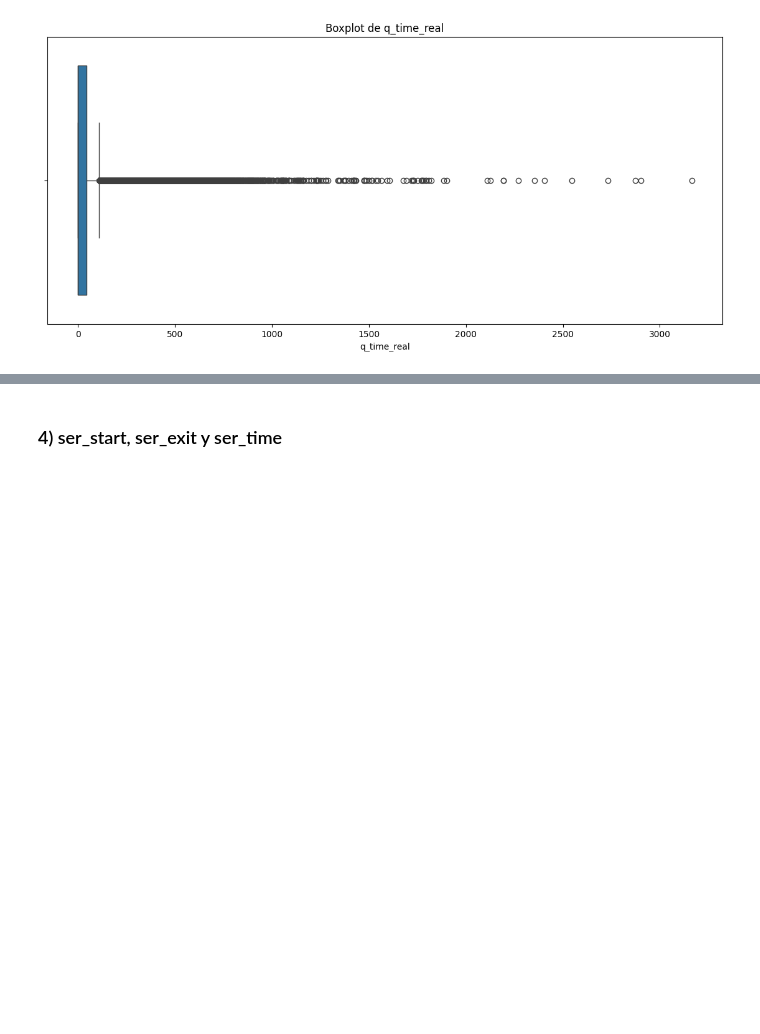
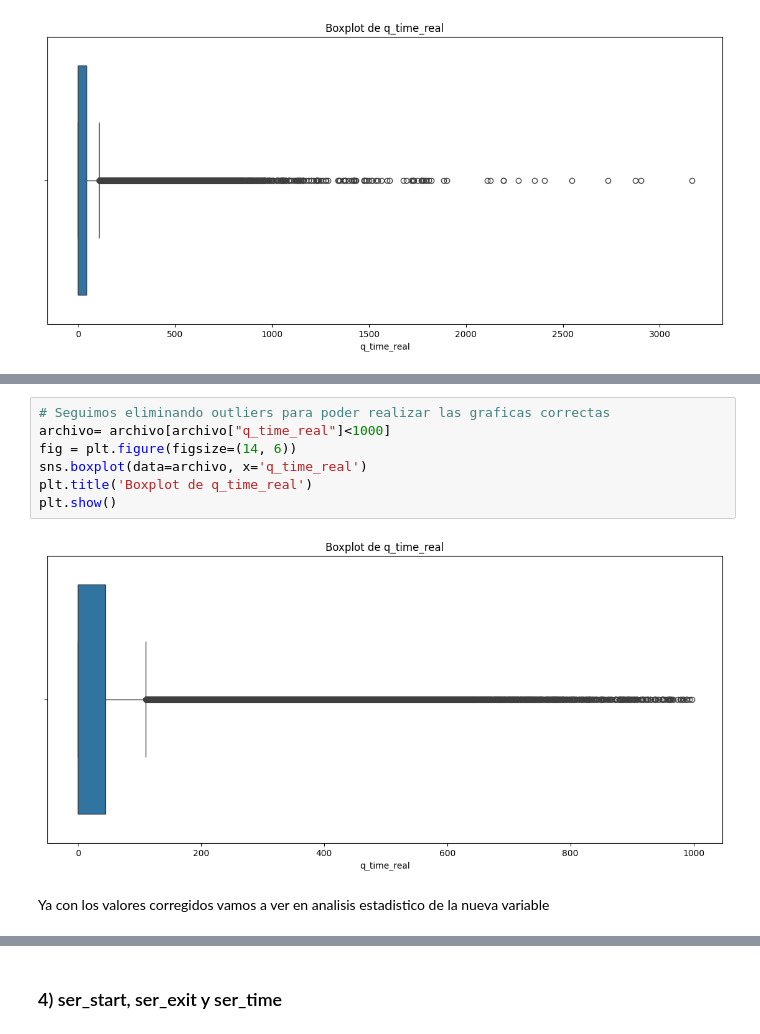
Before and after one commit to ASGuzman/Proyecto, a Jupyter notebook: Notebook.ipynb, the cells around one changed output, grey strips where cells are left out. Drawn from its saved outputs; the diff is of its cells as text; blank space fills up the shorter version.

```diff
--- a/Notebook.ipynb
+++ b/Notebook.ipynb
@@ -329,0 +342,11 @@ plt.show()
+# %%
+# Seguimos eliminando outliers para poder realizar las graficas correctas
+archivo= archivo[archivo["q_time_real"]<1000]
+fig = plt.figure(figsize=(14, 6))
+sns.boxplot(data=archivo, x='q_time_real')
+plt.title('Boxplot de q_time_real')
+plt.show()
+# %% [output]
+[figure, added]
+# %% [markdown]
+Ya con los valores corregidos vamos a ver en analisis estadistico de la nueva variable
```
Also changed, not shown: parts of 17 cells of this notebook.
